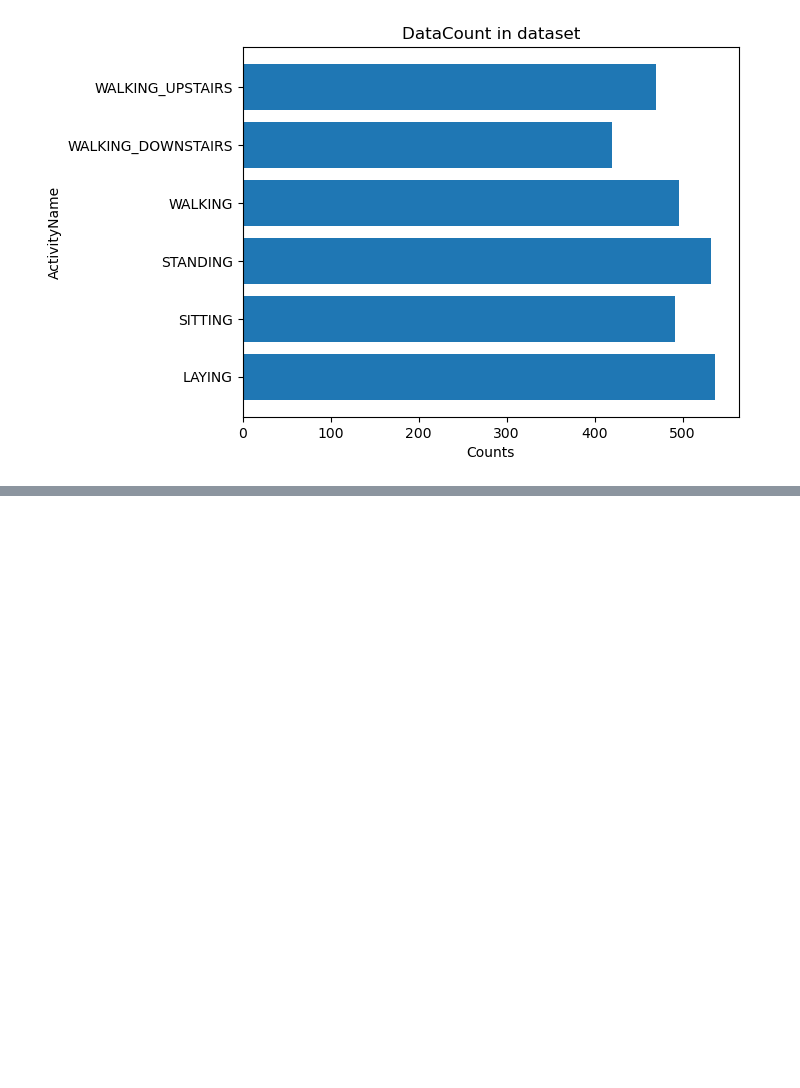
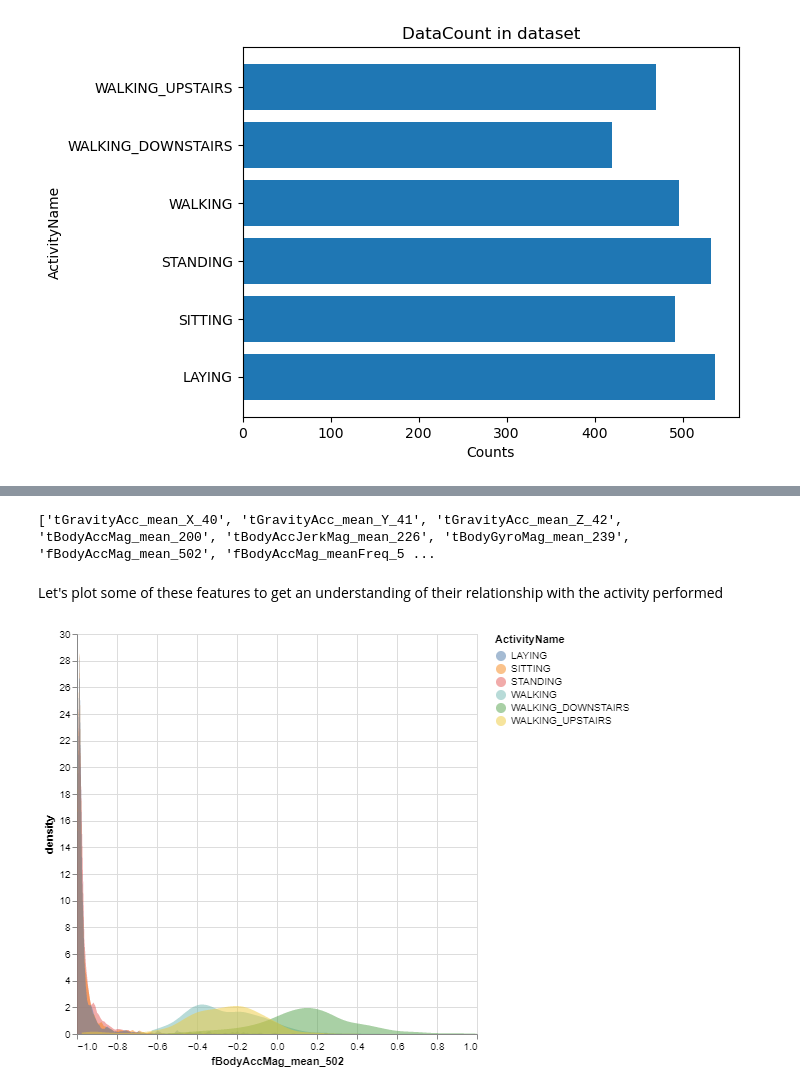
Before and after one commit to ranjitprakash1986/human_activity_recognition, a Jupyter notebook: src/code.ipynb, the cells around one changed output, grey strips where cells are left out. Saved outputs shown, nothing was run; the diff lists cells and outputs as text; code cells hidden in the pictures; blank space fills up the shorter version.

```diff
--- a/src/code.ipynb
+++ b/src/code.ipynb
@@ -173,0 +198,39 @@ data_count_plot(test, "ActivityName")
+# %%
+feature_list = train.columns
+# %%
+plotting_features_prefix = ['tGravityAcc_mean', 'tBodyAccMag_mean', 'tBodyAccJerkMag_mean', 'tBodyGyroMag_mean', 'fBodyAccMag_mean']
+# %%
+from re import match
+
+plotting_features = []
+
+for feat in plotting_features_prefix:
+    filtered_values = list(filter(lambda v: match(feat+'*', v), feature_list))
+    plotting_features.extend(filtered_values)
+print(plotting_features)
+# %% [output]
+['tGravityAcc_mean_X_40', 'tGravityAcc_mean_Y_41', 'tGravityAcc_mean_Z_42', 'tBodyAccMag_mean_200', 'tBodyAccJerkMag_mean_226', 'tBodyGyroMag_mean_239', 'fBodyAccMag_mean_502', 'fBodyAccMag_meanFreq_5 ...
+# %% [markdown]
+Let's plot some of these features to get an understanding of their relationship with the activity performed
+# %%
+def density_dist(df, feat, opacity):
+    """ Function to plot the density distribution of the provided feature"""
+
+    p = alt.Chart(df,
+             width = 400,
+             height = 400
+             ).transform_density(
+        feat,
+        groupby = ['ActivityName'],
+        as_=[feat, 'density'],
+    ).mark_area(opacity = opacity).encode(
+        x=feat,
+        y='density:Q',
+        color = 'ActivityName'
+    )
+
+    return p
+# %%
+density_dist(train, 'fBodyAccMag_mean_502', 0.5)
+# %% [output]
+[figure, added]
```
Also changed, not shown: parts of 32 cells of this notebook.
